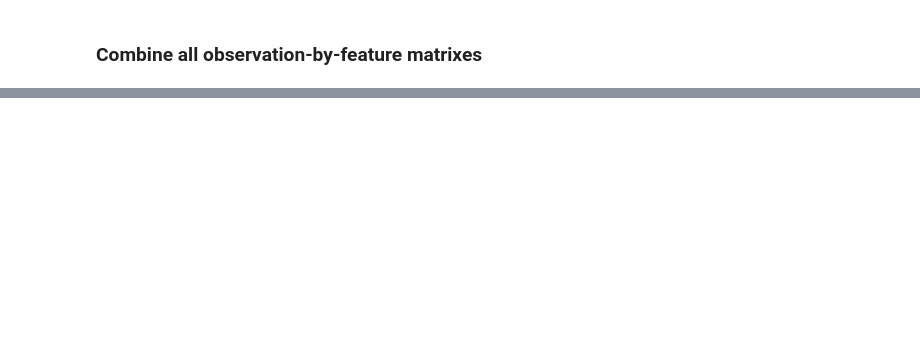
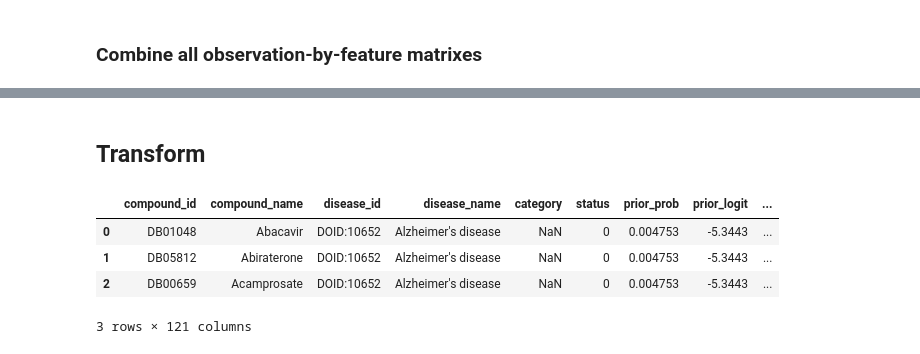
Before and after one commit to dhimmel/learn, a Jupyter notebook: prediction/3-matrixfy.ipynb, the cells around one changed output, grey strips where cells are left out. Drawn from its saved outputs; the diff is of its cells as text; code cells hidden in the pictures; blank space fills up the shorter version.

```diff
--- a/prediction/3-matrixfy.ipynb
+++ b/prediction/3-matrixfy.ipynb
@@ -57,3 +71,34 @@ feature_mat_df.shape
 # %%
 with bz2.open('features/features.tsv.bz2', 'wt') as write_file:
     feature_mat_df.to_csv(write_file, sep='\t', index=False, float_format='%.4g')
+# %% [markdown]
+## Transform
+# %%
+trans_df = feature_mat_df.copy()
+degree_features = list(trans_df.columns[trans_df.columns.str.startswith('degree_')])
+dwpc_features = list(trans_df.columns[trans_df.columns.str.startswith('dwpc_')])
+
+# Transform prior
+trans_df.insert(7, 'prior_logit', logit(trans_df.prior_prob))
+
+# Transform degree features
+for feature in degree_features:
+    trans_df[feature] = numpy.arcsinh(trans_df[feature])
+
+# Transform DWPC features
+for feature in dwpc_features:
+    x = trans_df[feature]
+    trans_df[feature] = numpy.arcsinh(x / x.mean())
+
+# Standardize all features besides the prior
+for feature in degree_features + dwpc_features:
+    x = trans_df[feature]
+    trans_df[feature] = (x - x.mean()) / x.std()
+
+trans_df.head(3)
+# %% [output]
+|  | compound_id | compound_name | disease_id | disease_name | category | status | prior_prob | prior_logit | ... |
+| 0 | DB01048 | Abacavir | DOID:10652 | Alzheimer's disease | NaN | 0 | 0.004753 | -5.3443 | ... |
+| 1 | DB05812 | Abiraterone | DOID:10652 | Alzheimer's disease | NaN | 0 | 0.004753 | -5.3443 | ... |
+| 2 | DB00659 | Acamprosate | DOID:10652 | Alzheimer's disease | NaN | 0 | 0.004753 | -5.3443 | ... |
+3 rows × 121 columns
```
Also changed, not shown: parts of 6 cells of this notebook, 9 other files.
